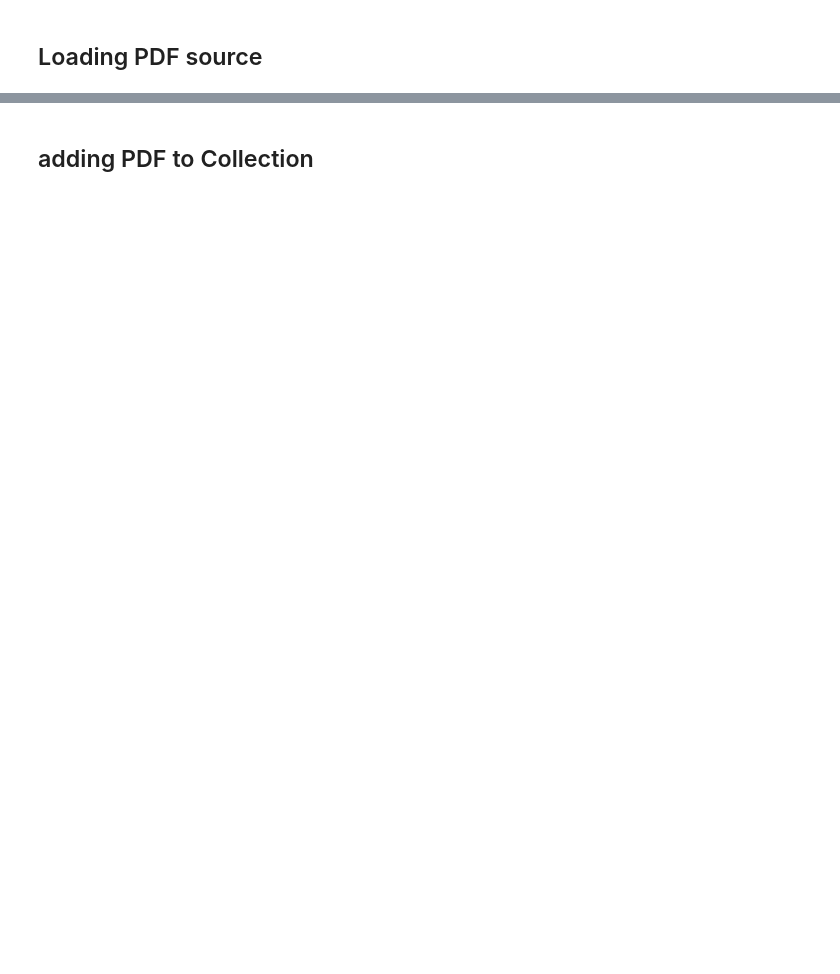
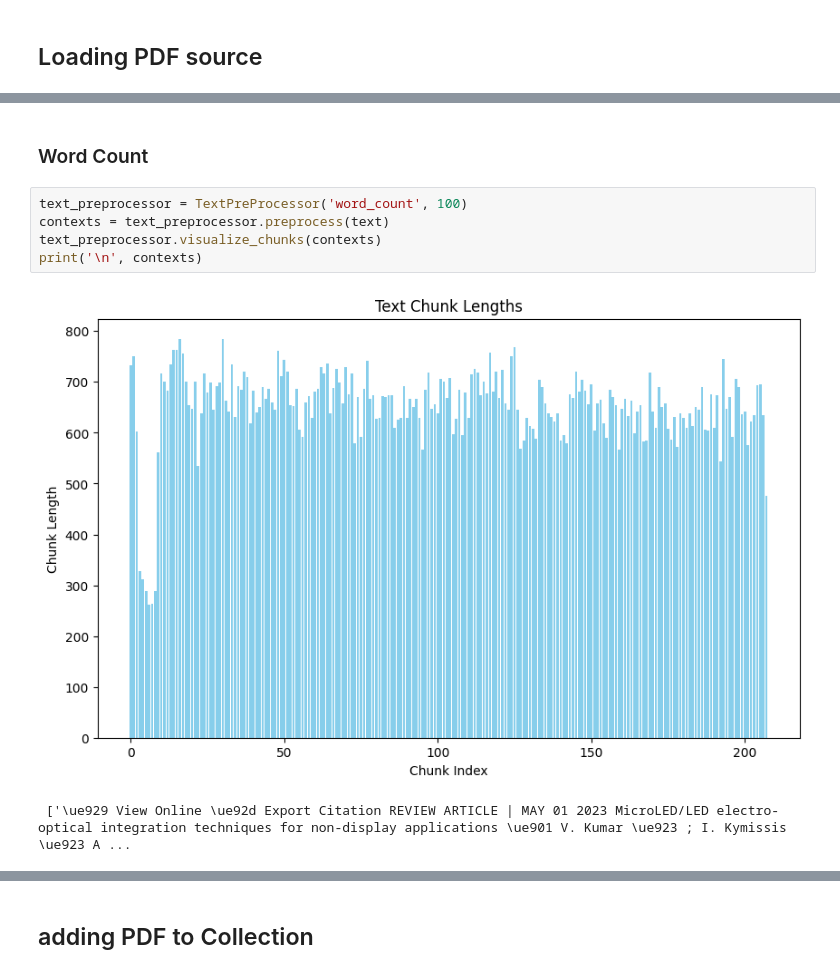
Before and after one commit to MAMMAD1381/RAG, a Jupyter notebook: main.ipynb, the cells around one changed output, grey strips where cells are left out. Cells and saved outputs as stored; diff of their text form; blank space fills up the shorter version.

```diff
--- a/main.ipynb
+++ b/main.ipynb
@@ -630,0 +692,10 @@ contexts = preprocess_text(text)
+# %% [markdown]
+### Word Count
+# %%
+text_preprocessor = TextPreProcessor('word_count', 100)
+contexts = text_preprocessor.preprocess(text)
+text_preprocessor.visualize_chunks(contexts)
+print('\n', contexts)
+# %% [output]
+[figure, added]
+ ['\ue929 View Online \ue92d Export Citation REVIEW ARTICLE | MAY 01 2023 MicroLED/LED electro-optical integration techniques for non-display applications \ue901 V. Kumar \ue923 ; I. Kymissis \ue923 A ...
```
Also changed, not shown: parts of 19 cells of this notebook.
